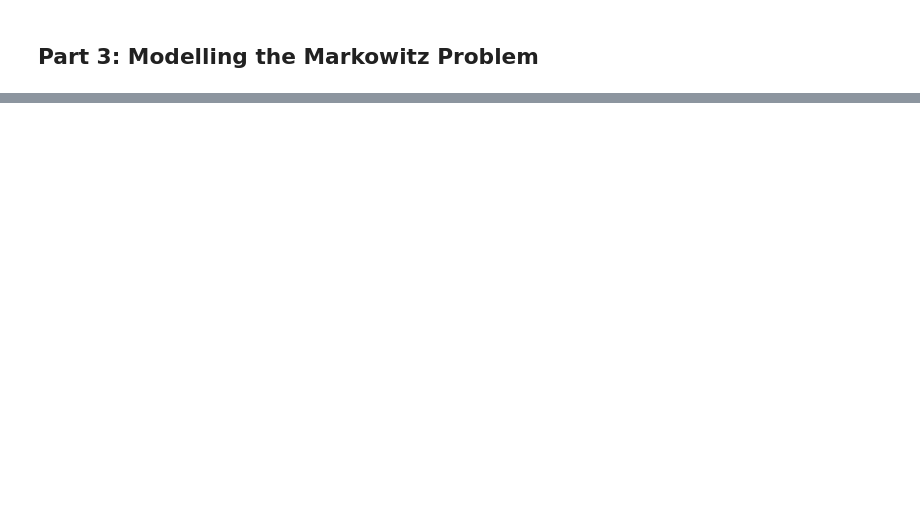
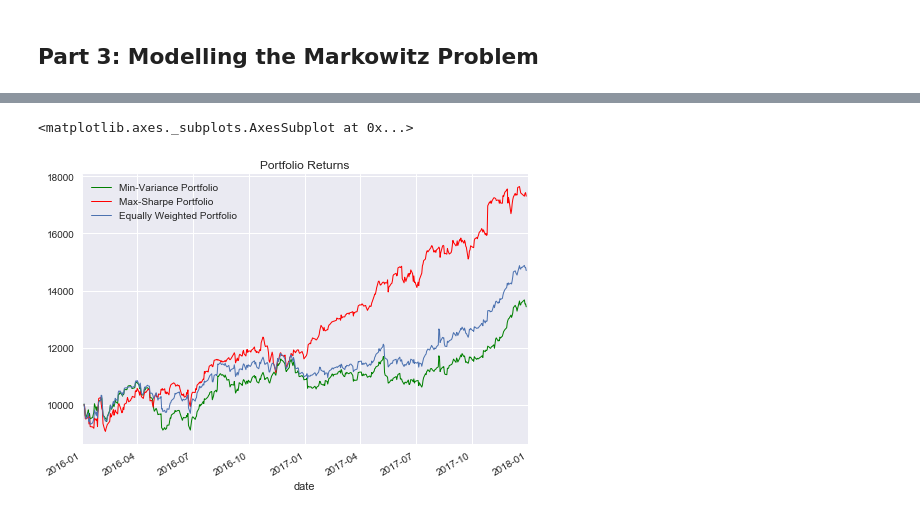
Before and after one commit to chaotea/portfolio-theory, a Jupyter notebook: Mean-Variance Portfolio Theory.ipynb, the cells around one changed output, grey strips where cells are left out. Cells and saved outputs as stored; diff of their text form; code cells hidden in the pictures; blank space fills up the shorter version.

```diff
--- a/Mean-Variance Portfolio Theory.ipynb
+++ b/Mean-Variance Portfolio Theory.ipynb
@@ -215,0 +225,47 @@ sharpest_portfolio.plot(
+# %%
+min_variance_weights = np.array(optimal_weights[min_variance_index])
+max_sharpe_weights = np.array(optimal_weights[max_sharpe_index])
+equal_weights = np.full(len(stocks), 1 / len(stocks))
+
+new_stock_data = quandl.get_table(
+    "WIKI/PRICES",
+    ticker=stocks,
+    qopts={"columns": ["date", "ticker", "adj_close"]},
+    date={"gte": "2016-1-1", "lte": "2017-12-31"}
+)
+
+new_daily_returns = new_stock_data.set_index("date").pivot(columns="ticker").pct_change()[1:]
+
+min_variance_portfolio_returns = new_daily_returns.dot(min_variance_weights).squeeze() + 1
+max_sharpe_portfolio_returns = new_daily_returns.dot(max_sharpe_weights).squeeze() + 1
+equally_weighted_portfolio_returns = new_daily_returns.dot(equal_weights) + 1
+
+initial_investment = 10000
+min_variance_portfolio_value = min_variance_portfolio_returns.cumprod() * initial_investment
+max_sharpe_portfolio_value = max_sharpe_portfolio_returns.cumprod() * initial_investment
+equally_weighted_portfolio_value = equally_weighted_portfolio_returns.cumprod() * initial_investment
+# %%
+ax = min_variance_portfolio_value.plot.line(
+    label="Min-Variance Portfolio",
+    title="Portfolio Returns",
+    color="green",
+    linewidth=1,
+    legend=True
+)
+max_sharpe_portfolio_value.plot.line(
+    label="Max-Sharpe Portfolio",
+    color="red",
+    linewidth=1,
+    legend=True,
+    ax=ax
+)
+equally_weighted_portfolio_value.plot.line(
+    label="Equally Weighted Portfolio",
+    linewidth=1,
+    legend=True,
+    xlim=(pd.Timestamp(2016, 1, 1), pd.Timestamp(2018, 1, 1)),
+    ax=ax
+)
+# %% [output]
+<matplotlib.axes._subplots.AxesSubplot at 0x...>
+[figure, added]
```
Also changed, not shown: parts of 17 cells of this notebook.
